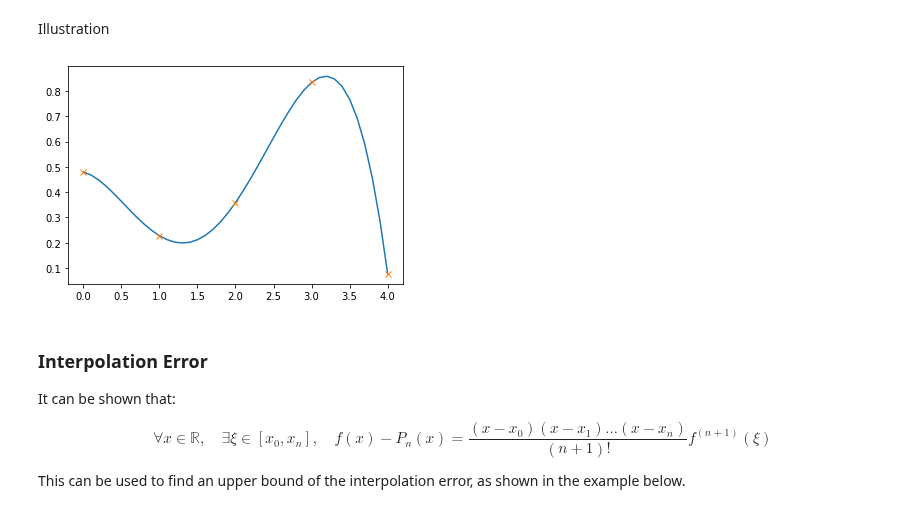
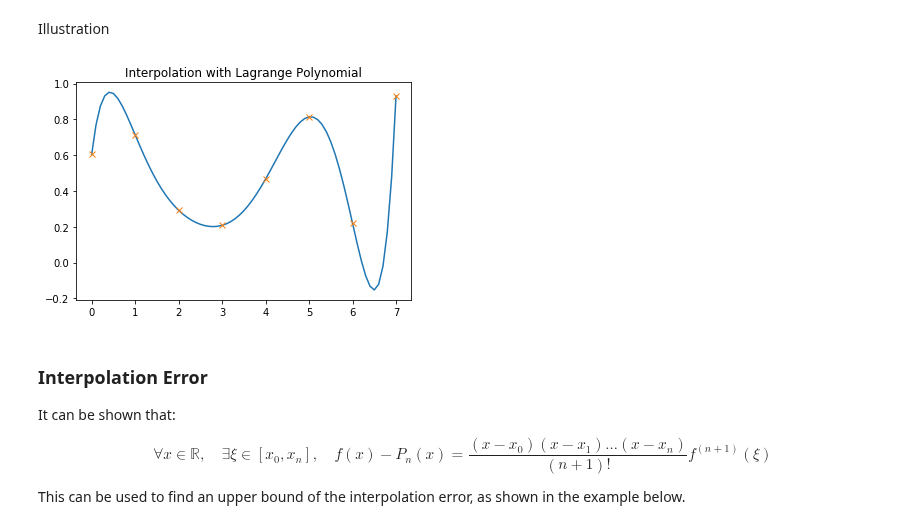
Before and after one commit to tgteacher/numerical-methods, a Jupyter notebook: notebooks/Chapter3.ipynb, the cells around one changed output. Saved outputs shown, nothing was run; the diff lists cells and outputs as text; code cells hidden in the pictures.

```diff
--- a/notebooks/Chapter3.ipynb
+++ b/notebooks/Chapter3.ipynb
@@ -188,25 +169,15 @@ def interpol_lagrange(x_data, y_data, x):
     return s
 # %% [markdown]
 Illustration
-# %%
-n = 5
-
-# Points to interpolate
-x_data, y_data = get_random_points(n)
-
-# Points where to plot the polynomial
-step = 0.1
-xfine = arange(0, n-1+step, step)
-yfine = zeros(xfine.size)
-for i in range(xfine.size):
-    yfine[i] = interpol_lagrange(x_data, y_data, xfine[i])
-
-# Plot
-from matplotlib import pyplot as plt
-plt.plot(xfine, yfine, '-', x_data, y_data, 'x')
-plt.show()
-# %% [output]
-[figure, removed]
+# %%
+from utils import plot_interpolator
+
+# Points to interpolate
+x_data, y_data = get_random_points(8)
+
+plot_interpolator(interpol_lagrange, x_data, y_data, title="Interpolation with Lagrange Polynomial")
+# %% [output]
+[figure, added]
 # %% [markdown]
 ### Interpolation Error
 
```
Also changed, not shown: parts of 23 cells of this notebook.
